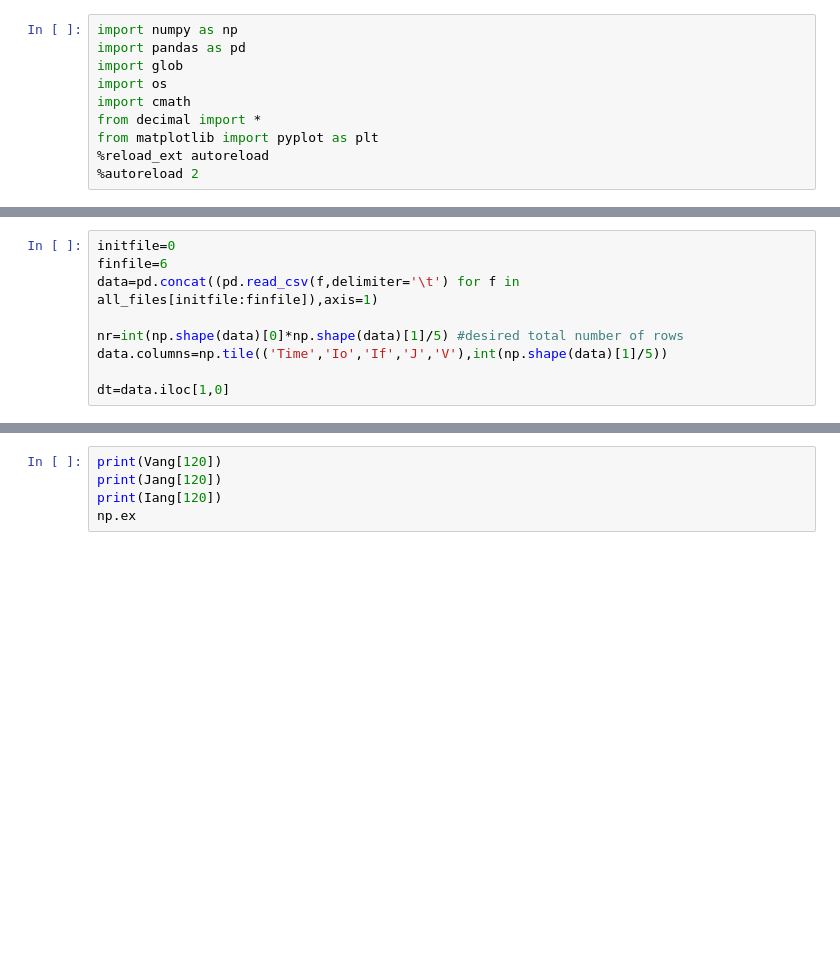
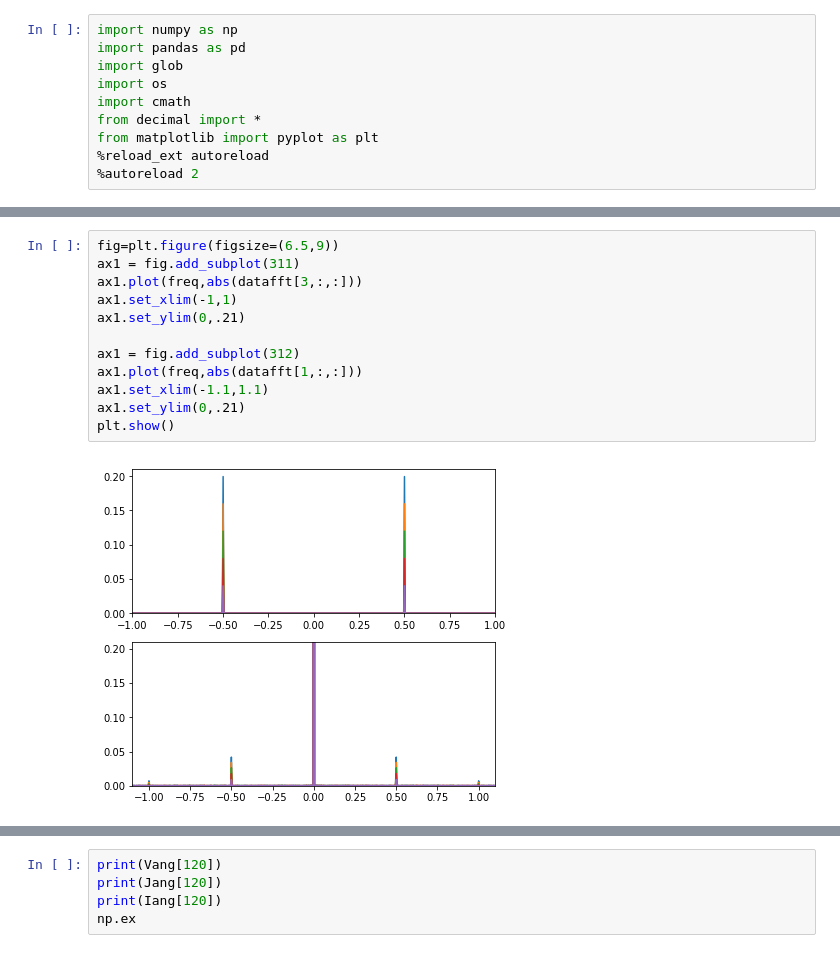
Before and after one commit to BGerwe/Xray-Project, a Jupyter notebook: Scratch.ipynb, the cells around one changed output, grey strips where cells are left out. Drawn from its saved outputs; the diff is of its cells as text; blank space fills up the shorter version.

```diff
--- a/Scratch.ipynb
+++ b/Scratch.ipynb
@@ -33,9 +19,0 @@ all_files[:9]
-# %%
-initfile=0
-finfile=6
-data=pd.concat((pd.read_csv(f,delimiter='\t') for f in all_files[initfile:finfile]),axis=1)
-
-nr=int(np.shape(data)[0]*np.shape(data)[1]/5) #desired total number of rows
-data.columns=np.tile(('Time','Io','If','J','V'),int(np.shape(data)[1]/5))
-
-dt=data.iloc[1,0]
@@ -134,0 +92,14 @@ def P2R(radii, angles):
+# %%
+fig=plt.figure(figsize=(6.5,9))
+ax1 = fig.add_subplot(311)
+ax1.plot(freq,abs(datafft[3,:,:]))
+ax1.set_xlim(-1,1)
+ax1.set_ylim(0,.21)
+
+ax1 = fig.add_subplot(312)
+ax1.plot(freq,abs(datafft[1,:,:]))
+ax1.set_xlim(-1.1,1.1)
+ax1.set_ylim(0,.21)
+plt.show()
+# %% [output]
+[figure, added]
```
Also changed, not shown: parts of 24 cells of this notebook, 1 other file.
